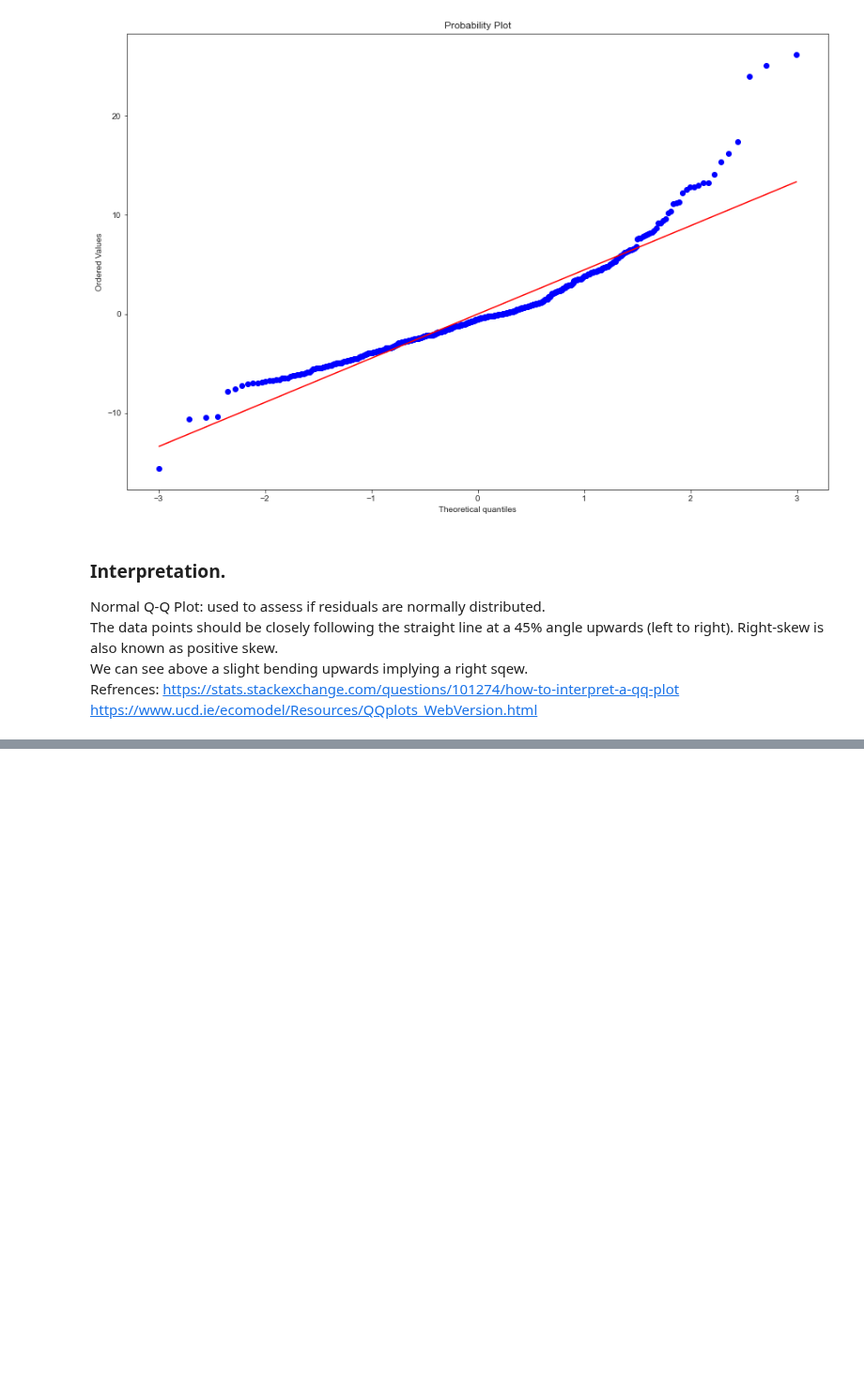
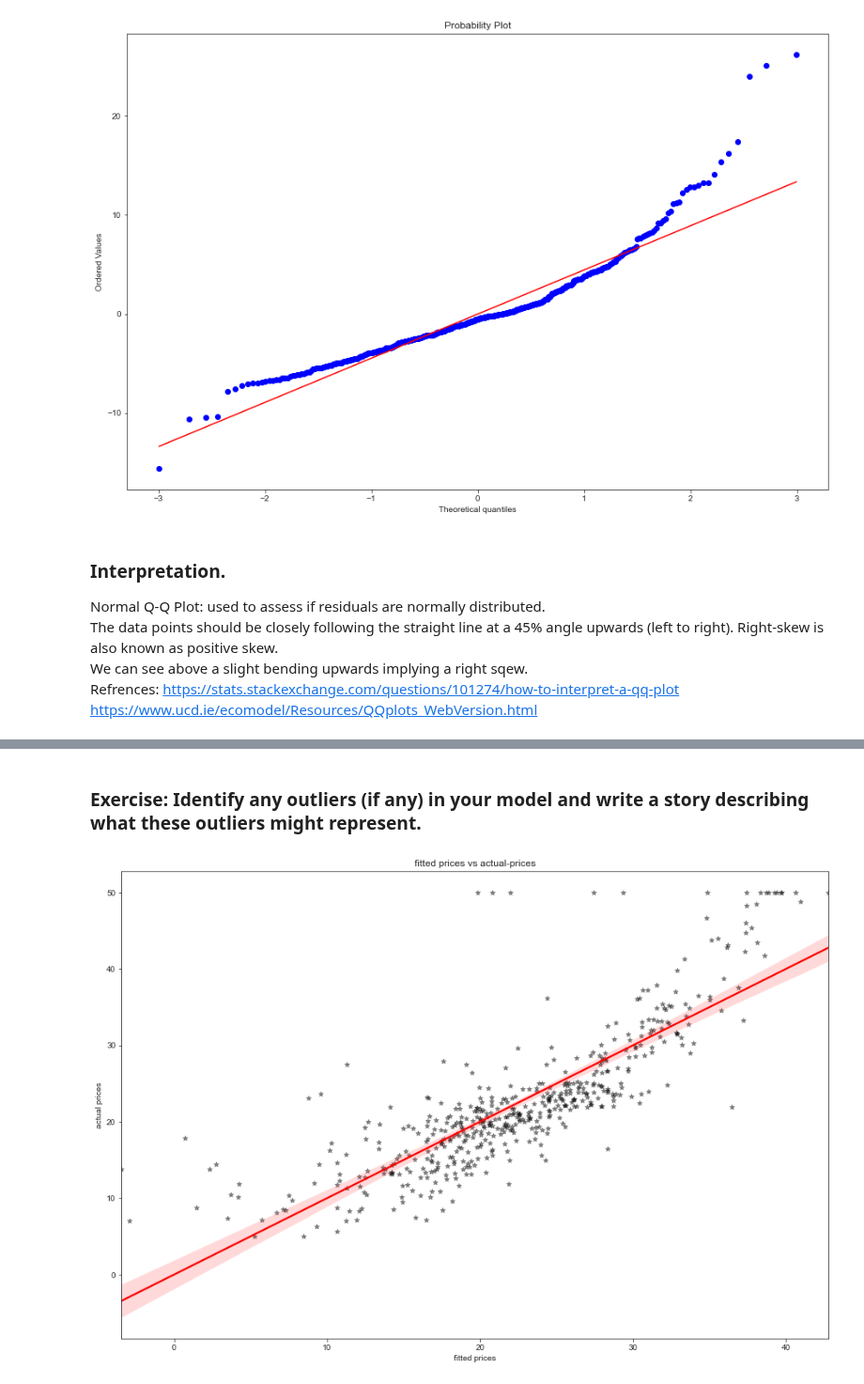
Before and after one commit to dantohe/Springboard, a Jupyter notebook: regression/Mini_Project_Linear_Regression.ipynb, the cells around one changed output, grey strips where cells are left out. Shown at 94% size. Saved outputs shown, nothing was run; the diff lists cells and outputs as text; code cells hidden in the pictures; blank space fills up the shorter version.

Commit message:
some additions for model evaluation

```diff
--- a/regression/Mini_Project_Linear_Regression.ipynb
+++ b/regression/Mini_Project_Linear_Regression.ipynb
@@ -1031,0 +1036,17 @@ https://www.ucd.ie/ecomodel/Resources/QQplots_WebVersion.html
+# %% [markdown]
+### Exercise: Identify any outliers (if any) in your model and write a story describing what these outliers might represent.
+# %%
+import statsmodels.api as sm
+from statsmodels.formula.api import ols
+m = ols('PRICE ~ RM + PTRATIO + CRIM  + LSTAT ',bos).fit()
+# m = ols('PRICE ~ RM ',bos).fit()
+# print(m.summary())
+sns.set_style('ticks')
+fig, ax = plt.subplots()
+fig.set_size_inches(15.5, 10.5)
+ax = sns.regplot(x = m.fittedvalues, y=bos.PRICE, data=bos, fit_reg = True, marker = "*",
+            scatter_kws={"alpha": 0.4,"color": "black"}, line_kws={"color": "red"})
+ax.set(xlabel='fitted prices', ylabel='actual prices', title ='fitted prices vs actual-prices')
+plt.show()
+# %% [output]
+[figure, added]
```
Also changed, not shown: parts of 9 cells of this notebook.
